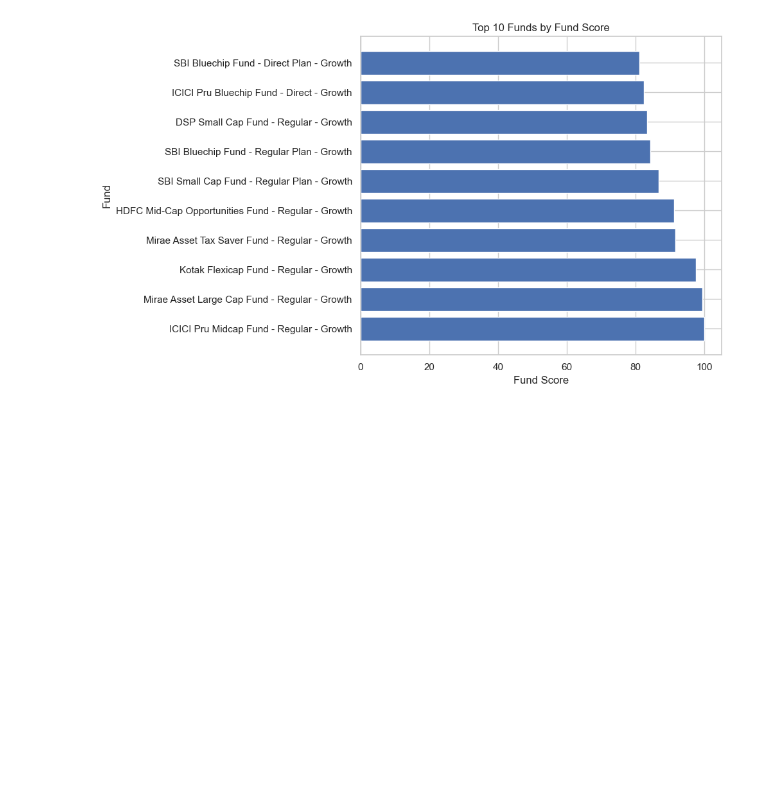
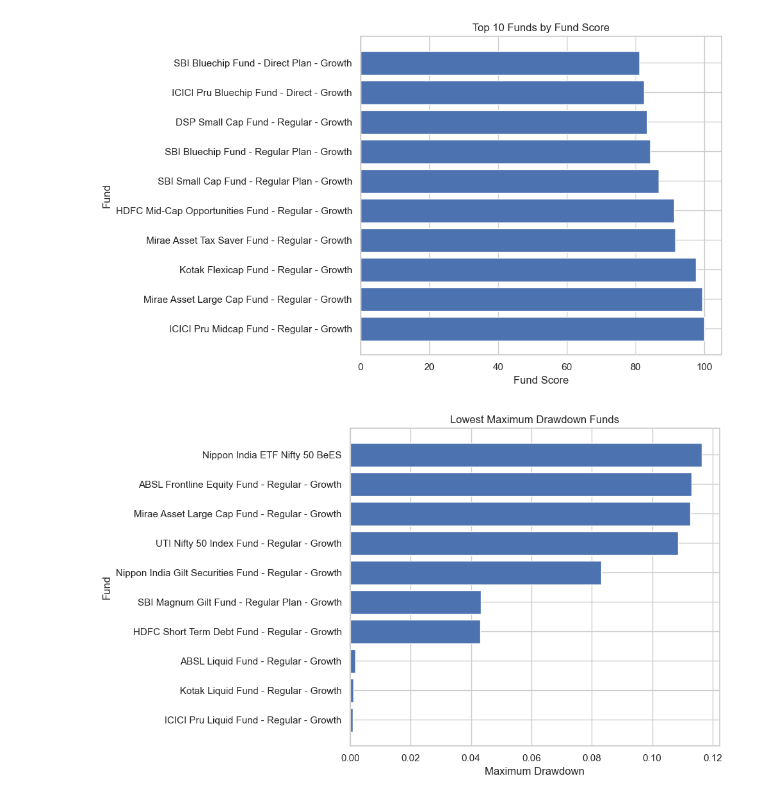
Before and after one commit to Manish-kumar37/bluestock-mf-capstone, a Jupyter notebook: notebooks/04_performance_analytics.ipynb, the cells around one changed output. Saved outputs shown, nothing was run; the diff lists cells and outputs as text; code cells hidden in the pictures; blank space fills up the shorter version.

Commit message:
Add performance analytics charts for final report

```diff
--- a/notebooks/04_performance_analytics.ipynb
+++ b/notebooks/04_performance_analytics.ipynb
@@ -1232,3 +1232,38 @@ plt.savefig(
 plt.show()
 # %% [output]
 [figure]
+# %%
+drawdown_chart = scorecard.copy()
+
+drawdown_chart["drawdown_abs"] = (
+    drawdown_chart["max_drawdown"].abs()
+)
+
+top_drawdown = (
+    drawdown_chart
+    .sort_values("drawdown_abs")
+    .head(10)
+)
+
+plt.figure(figsize=(10,6))
+
+plt.barh(
+    top_drawdown["scheme_name"],
+    top_drawdown["drawdown_abs"]
+)
+
+plt.title("Lowest Maximum Drawdown Funds")
+plt.xlabel("Maximum Drawdown")
+plt.ylabel("Fund")
+
+plt.tight_layout()
+
+plt.savefig(
+    "../reports/charts/max_drawdown_analysis.png",
+    dpi=300,
+    bbox_inches="tight"
+)
+
+plt.show()
+# %% [output]
+[figure, added]
```
Also changed, not shown: parts of 1 cell of this notebook, 1 other file.
